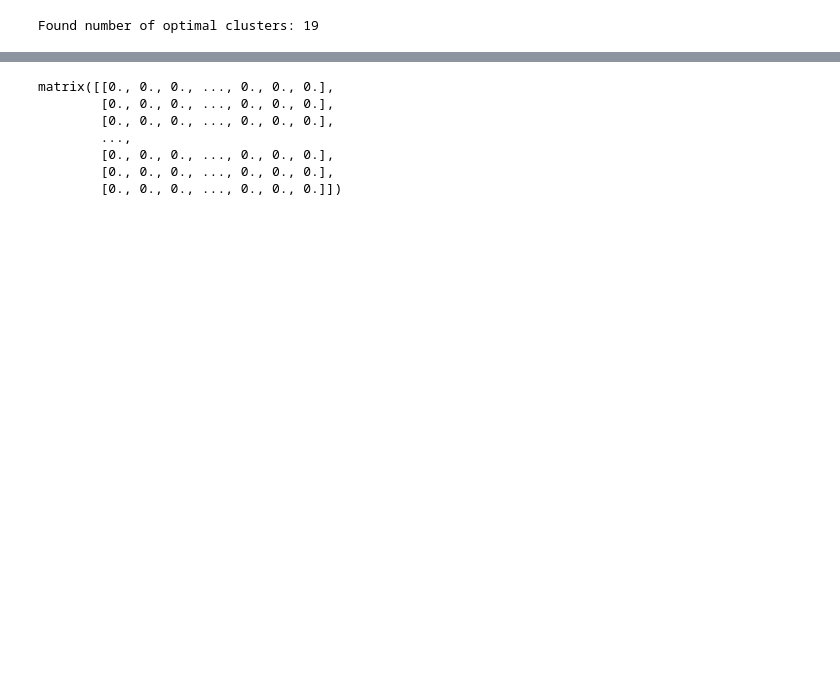
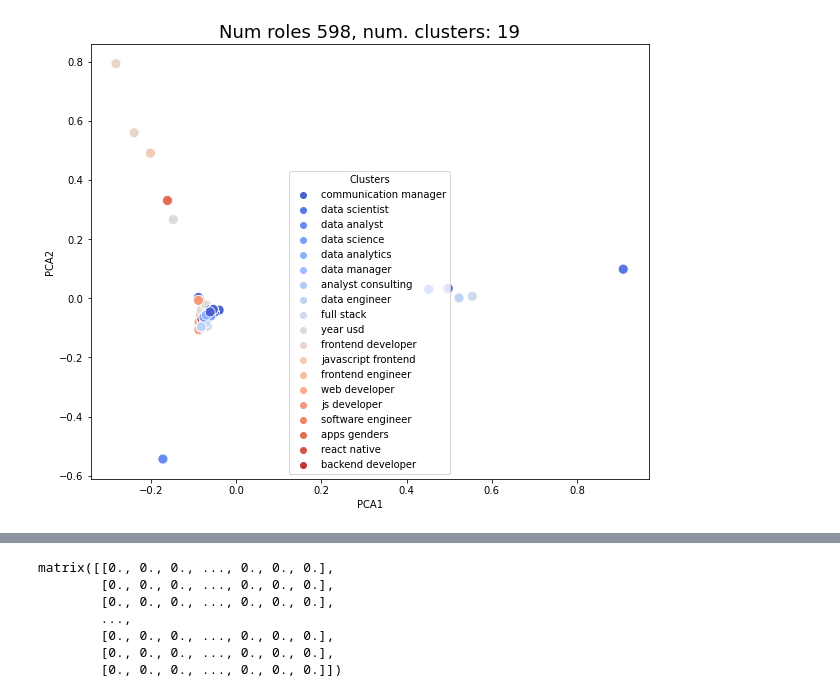
Before and after one commit to andrea-dagostino/simple_keyword_clusterer, a Jupyter notebook: prototyping/test.ipynb, the cells around one changed output, grey strips where cells are left out. Saved outputs shown, nothing was run; the diff lists cells and outputs as text; code cells hidden in the pictures; blank space fills up the shorter version.

```diff
--- a/prototyping/test.ipynb
+++ b/prototyping/test.ipynb
@@ -58,7 +58,7 @@ def sanitize_text(text: str, remove_stopwords: bool) -> str:
     text = text.lower().strip()
     return text
 # %%
-with open("./jobs.txt", "r", encoding="utf-8") as f:
+with open("./sample_jobs.txt", "r", encoding="utf-8") as f:
     jobs = f.read().splitlines()
 # %%
 def normalize_role(text):
@@ -68,9 +68,6 @@ def normalize_role(text):
             return right + " " + text[len(wrong) + 1:]
         else:
             return text
-# %%
-kws = pd.read_excel("kwset.xlsx")
-kws = list(kws.keyword)
 # %%
 cleaned_jobs = [sanitize_text(job, remove_stopwords=True) for job in jobs]
 cleaned_roles = [normalize_role(job) for job in cleaned_jobs]
@@ -100,42 +97,38 @@ def run(vectorizer, cleaned_jobs):
     clusters = clusterer.predict(X)
 
     decomposer = decomposition.PCA(n_components=2, random_state=42)
     reduced = decomposer.fit_transform(X)
 
     centers = decomposer.transform(clusterer.cluster_centers_)
 
     component_1, component_2 = reduced[:, 0], reduced[:, 1]
     df = pd.concat([pd.Series(component_1, name="PCA1"), \
         pd.Series(component_2, name="PCA2"), \
             pd.Series(clusters, name="cluster")], axis=1)
 
 
     # print("Top terms per cluster:")
     order_centroids = clusterer.cluster_centers_.argsort()[:, ::-1]
     kws = []
     for i, (_x, _y) in enumerate(centers):
         # print("Cluster %d:" % i),
         for ind in order_centroids[i, :1]:
             # print(' %s' % voc[ind])
             kws.append(voc[ind])
             # plt.text(_x, _y, f"{i}_{voc[ind]}", horizontalalignment='left', size='medium', color='black')
 
     df['cluster'] = df['cluster'].map({key:value for (key, value) in enumerate(kws)})
 
-    res = {"silhouette": sil_score, "clusters": opt_n_clusters}
+    plt.figure(figsize=(10, 8))
+    sns.scatterplot(data=df, x="PCA1", y="PCA2", hue="cluster", palette="coolwarm", s=100)
+    plt.title(f"Num roles {len(cleaned_roles)}, num. clusters: {opt_n_clusters}", fontsize=18)
+    plt.legend(fontsize=10, title="Clusters")
+    plt.show()
 
-    return res
+    df['input'] = cleaned_roles
 
-    # plt.figure(figsize=(10, 8))
-    # sns.scatterplot(data=df, x="PCA1", y="PCA2", hue="cluster", palette="coolwarm", s=100)
-    # plt.title(f"Num roles {len(cleaned_roles)}, num. clusters: {opt_n_clusters}", fontsize=18)
-    # plt.legend(fontsize=10, title="Clusters")
-    # plt.show()
-
-    # df['input'] = cleaned_roles
-
-    # return df
+    return df[["input", "cluster"]]
 
 df = run(TfidfVectorizer(ngram_range=(2, 2), max_features=50, smooth_idf=True, sublinear_tf=True), cleaned_roles)
 # %% [output]
-Found number of optimal clusters: 19
+[figure, added]
```
Also changed, not shown: parts of 10 cells of this notebook, 11 other files.
